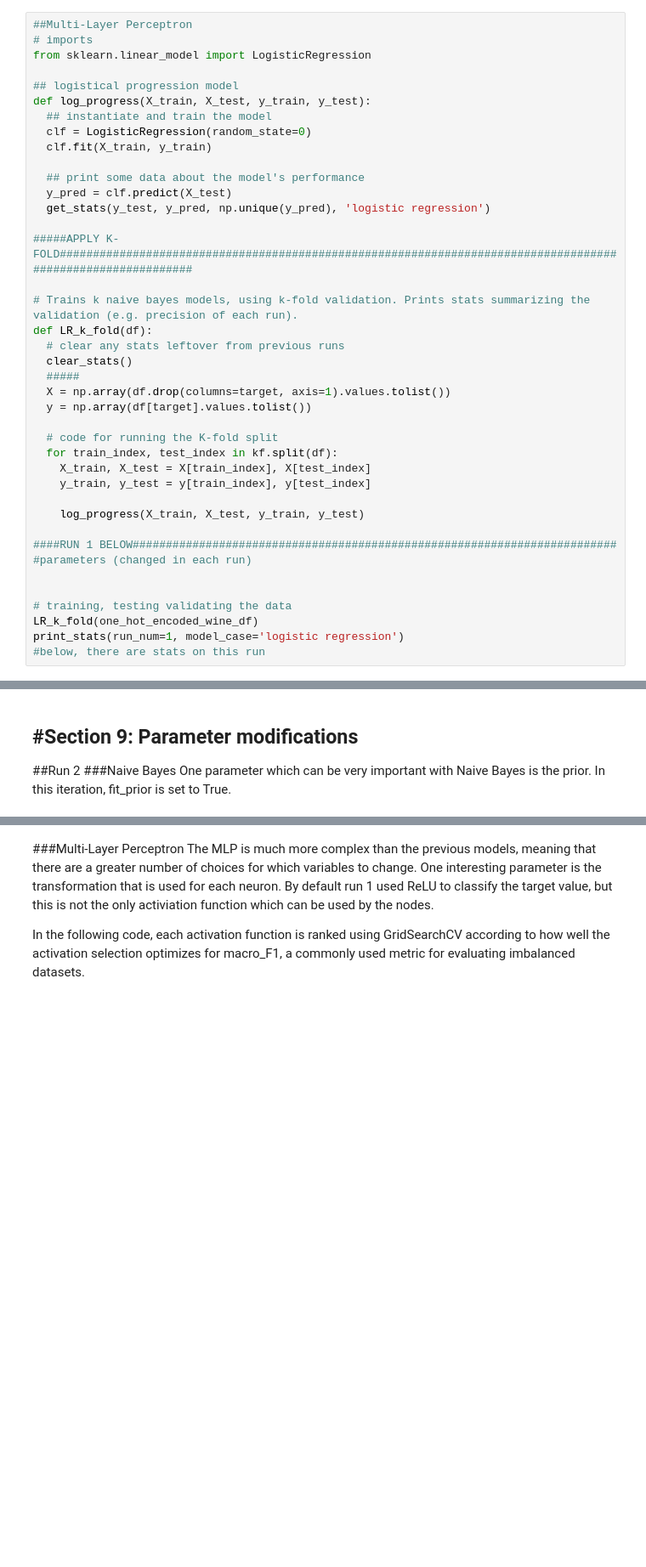
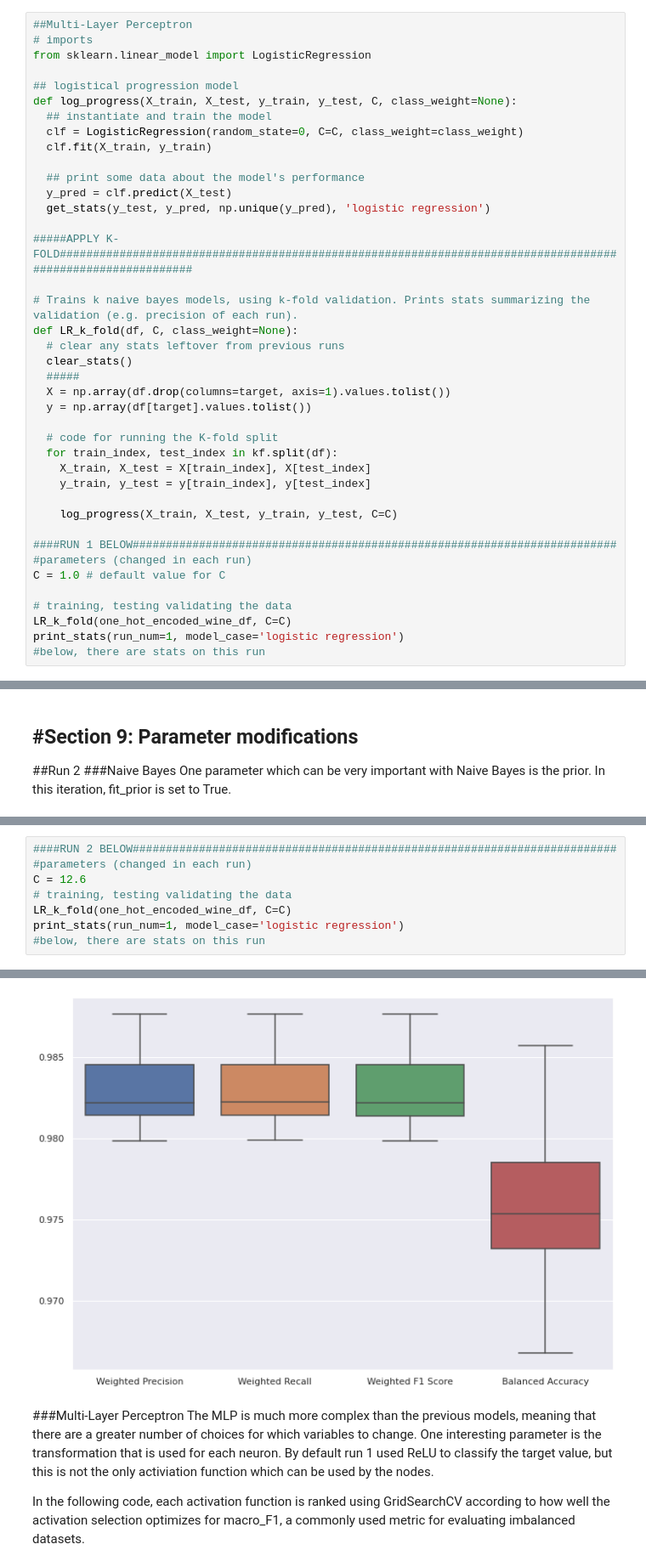
Before and after one commit to journalWheat/CSI4106-Project1, a Jupyter notebook: CSI4106_Project1_JaredWagner_GeneralForm.ipynb, the cells around one changed output, grey strips where cells are left out. Shown: that part at 85% size. Saved outputs shown, nothing was run; the diff lists cells and outputs as text; blank space fills up the shorter version.

```diff
--- a/CSI4106_Project1_JaredWagner_GeneralForm.ipynb
+++ b/CSI4106_Project1_JaredWagner_GeneralForm.ipynb
@@ -483,9 +483,9 @@ Printing summary statistics for  1  of bayes
 from sklearn.linear_model import LogisticRegression
 
 ## logistical progression model
-def log_progress(X_train, X_test, y_train, y_test):
+def log_progress(X_train, X_test, y_train, y_test, C, class_weight=None):
   ## instantiate and train the model
-  clf = LogisticRegression(random_state=0)
+  clf = LogisticRegression(random_state=0, C=C, class_weight=class_weight)
   clf.fit(X_train, y_train)
 
   ## print some data about the model's performance
@@ -495,7 +495,7 @@ def log_progress(X_train, X_test, y_train, y_test):
 #####APPLY K-FOLD############################################################################################################
 
 # Trains k naive bayes models, using k-fold validation. Prints stats summarizing the validation (e.g. precision of each run).
-def LR_k_fold(df):
+def LR_k_fold(df, C, class_weight=None):
   # clear any stats leftover from previous runs
   clear_stats()
   #####
@@ -507,13 +507,13 @@ def LR_k_fold(df):
     X_train, X_test = X[train_index], X[test_index]
     y_train, y_test = y[train_index], y[test_index]
 
-    log_progress(X_train, X_test, y_train, y_test)
+    log_progress(X_train, X_test, y_train, y_test, C=C)
 
 ####RUN 1 BELOW#########################################################################
 #parameters (changed in each run)
-
+C = 1.0 # default value for C
 
 # training, testing validating the data
-LR_k_fold(one_hot_encoded_wine_df)
+LR_k_fold(one_hot_encoded_wine_df, C=C)
 print_stats(run_num=1, model_case='logistic regression')
 #below, there are stats on this run
@@ -634,0 +662,9 @@ Printing summary statistics for  2  of bayes
+# %%
+####RUN 2 BELOW#########################################################################
+#parameters (changed in each run)
+C = 12.6
+# training, testing validating the data
+LR_k_fold(one_hot_encoded_wine_df, C=C)
+print_stats(run_num=1, model_case='logistic regression')
+#below, there are stats on this run
+# %% [output]
@@ -635,3 +683,4 @@ Printing summary statistics for  2  of bayes
+[figure, added]
 # %% [markdown]
 ###Multi-Layer Perceptron
 The MLP is much more complex than the previous models, meaning that there are a greater number of choices for which variables to change. One interesting parameter is the transformation that is used for each neuron. By default run 1 used ReLU to classify the target value, but this is not the only activiation function which can be used by the nodes.
```
Also changed, not shown: parts of 17 cells of this notebook.
